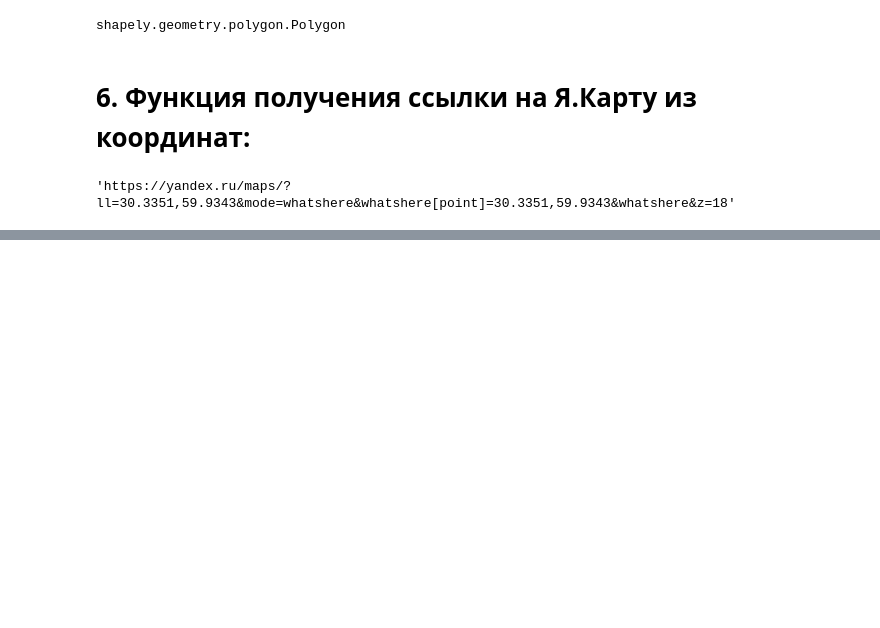
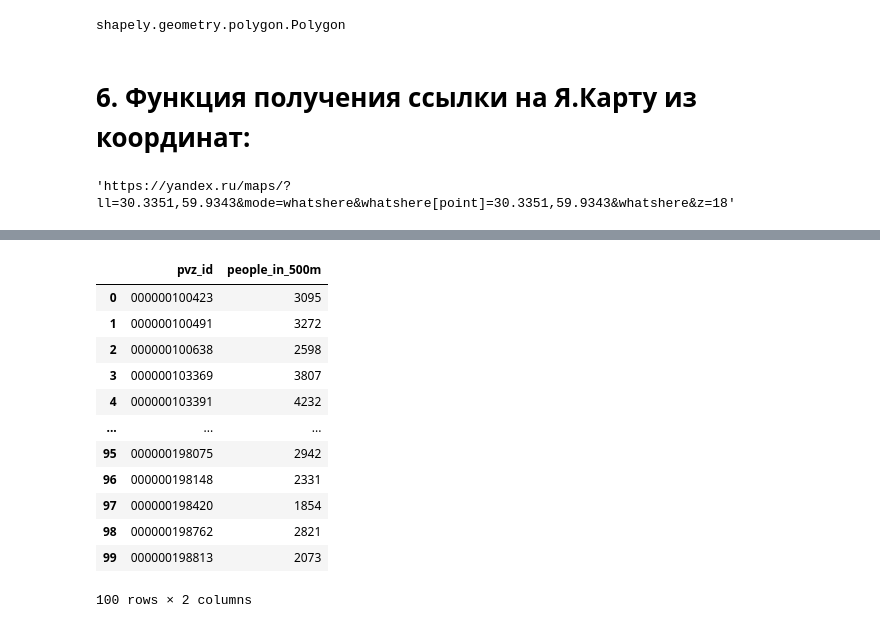
Before and after one commit to maximdenisov2000/useful_code, a Jupyter notebook: geocode.ipynb, the cells around one changed output, grey strips where cells are left out. Saved outputs shown, nothing was run; the diff lists cells and outputs as text; code cells hidden in the pictures; blank space fills up the shorter version.

Commit message:
add Как определить население в радиусе n метров вокруг точек (ПВЗ)

```diff
--- a/geocode.ipynb
+++ b/geocode.ipynb
@@ -221,0 +230,11 @@ get_yandex_map_url(59.9343, 30.3351)
+# %%
+# датафрейм с коордиантами домов и их населением (пример):
+
+houses = pd.DataFrame({
+    'latitude': np.random.uniform(55.5617, 55.9119, 10000),
+    'longitude': np.random.uniform(37.3587, 37.9368, 10000),
+    'people': np.random.randint(1, 1000, 10000)
+})
+
+out_gdf = gpd.GeoDataFrame(houses, geometry=gpd.points_from_xy(houses.longitude, houses.latitude))
+out_gdf.head()
@@ -221,0 +248,10 @@ get_yandex_map_url(59.9343, 30.3351)
+# %%
+# датафрейм с коордианатами пунктов выдачи (пример):
+
+pvz = pd.DataFrame({
+    'pvz_id':[f'000000{randint(100000,200000)}' for i in range(100)],
+    'latitude': np.random.uniform(55.5617, 55.9119, 100),
+    'longitude': np.random.uniform(37.3587, 37.9368, 100)
+})
+
+pvz.head()
@@ -221,0 +301,27 @@ get_yandex_map_url(59.9343, 30.3351)
+# %%
+# рисуем круги вокруг ПВЗ:
+pvz['geometry'] = pvz.apply(lambda row: create_circle(lat=row['latitude'], lon=row['longitude'], radius=500), axis=1)
+# %%
+# узнаем сколько людей живет в кругах:
+pvz = gpd.GeoDataFrame(pvz, geometry='geometry', crs='EPSG:4326')
+data_house_pvz = pvz.sjoin(out_gdf, how='left')
+
+people_in_500m = data_house_pvz.groupby(['pvz_id'], as_index=False)\
+                               .agg({'people':'sum'})\
+                               .rename(columns={'people':'people_in_500m'})
+
+people_in_500m
+# %% [output]
+|  | pvz_id | people_in_500m |
+| 0 | 000000100423 | 3095 |
+| 1 | 000000100491 | 3272 |
+| 2 | 000000100638 | 2598 |
+| 3 | 000000103369 | 3807 |
+| 4 | 000000103391 | 4232 |
+| ... | ... | ... |
+| 95 | 000000198075 | 2942 |
+| 96 | 000000198148 | 2331 |
+| 97 | 000000198420 | 1854 |
+| 98 | 000000198762 | 2821 |
+| 99 | 000000198813 | 2073 |
+100 rows × 2 columns
```
Also changed, not shown: parts of 7 cells of this notebook.
